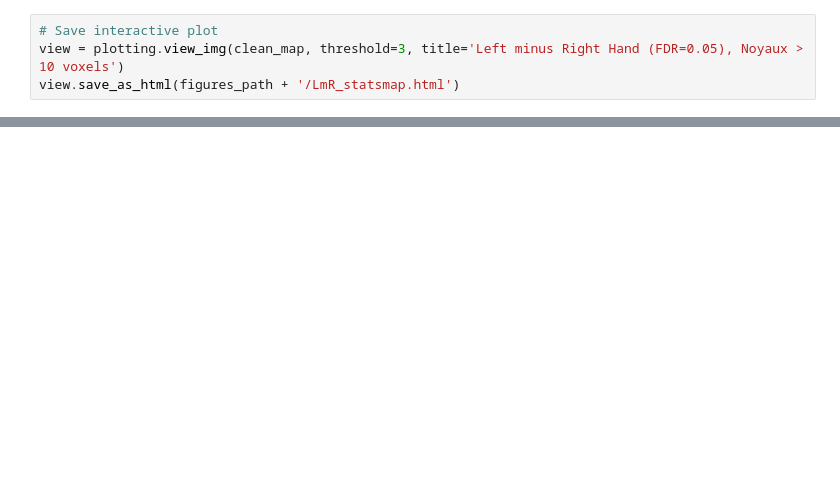
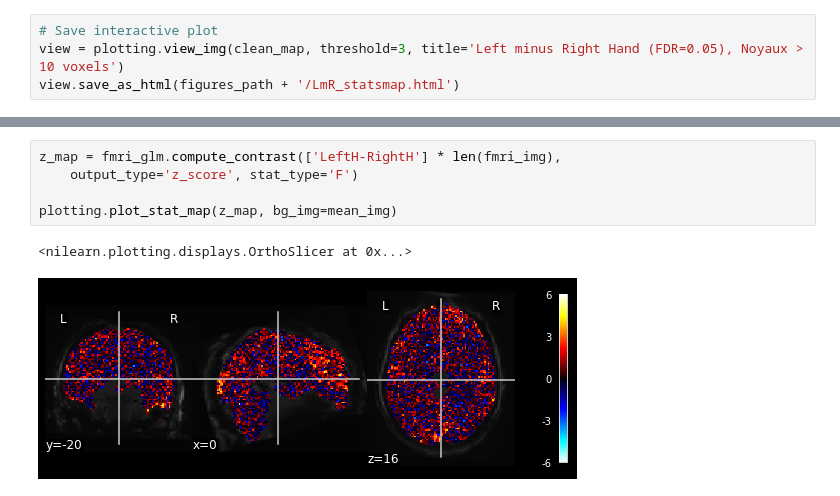
Before and after one commit to courtois-neuromod/shinobi_behav, a Jupyter notebook: notebooks/annotations.ipynb, the cells around one changed output, grey strips where cells are left out. Cells and saved outputs as stored; diff of their text form; blank space fills up the shorter version.

```diff
--- a/notebooks/annotations.ipynb
+++ b/notebooks/annotations.ipynb
@@ -328,0 +417,8 @@ plot_bidsevents(APS_df);
+# %%
+z_map = fmri_glm.compute_contrast(['LeftH-RightH'] * len(fmri_img),
+    output_type='z_score', stat_type='F')
+
+plotting.plot_stat_map(z_map, bg_img=mean_img)
+# %% [output]
+<nilearn.plotting.displays.OrthoSlicer at 0x...>
+[figure, added]
```
Also changed, not shown: parts of 24 cells of this notebook, 2 other files.
